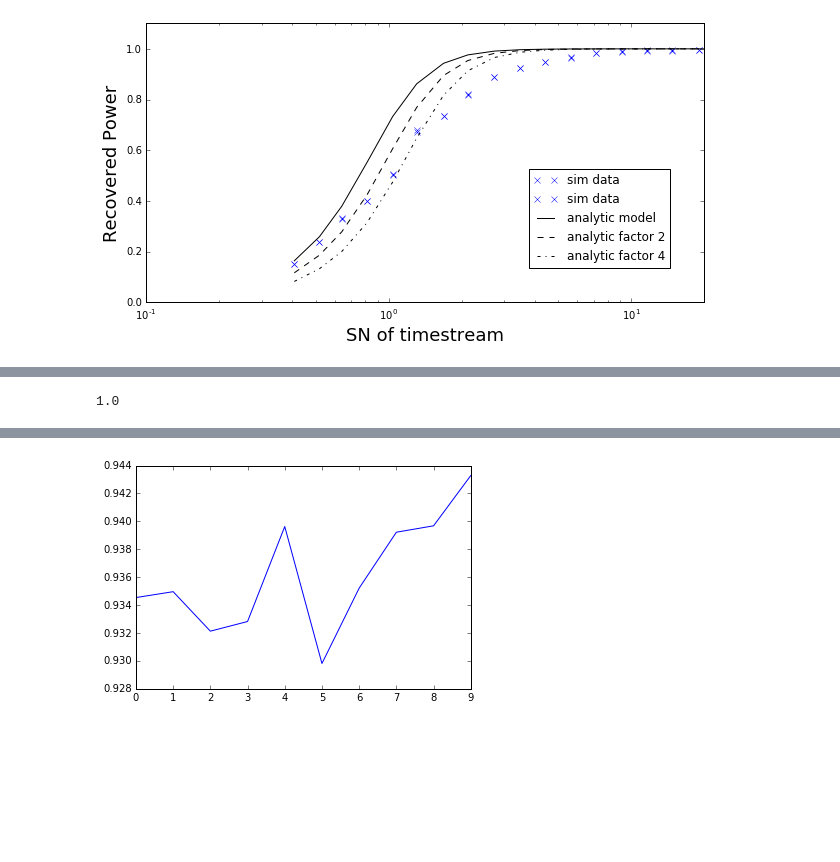
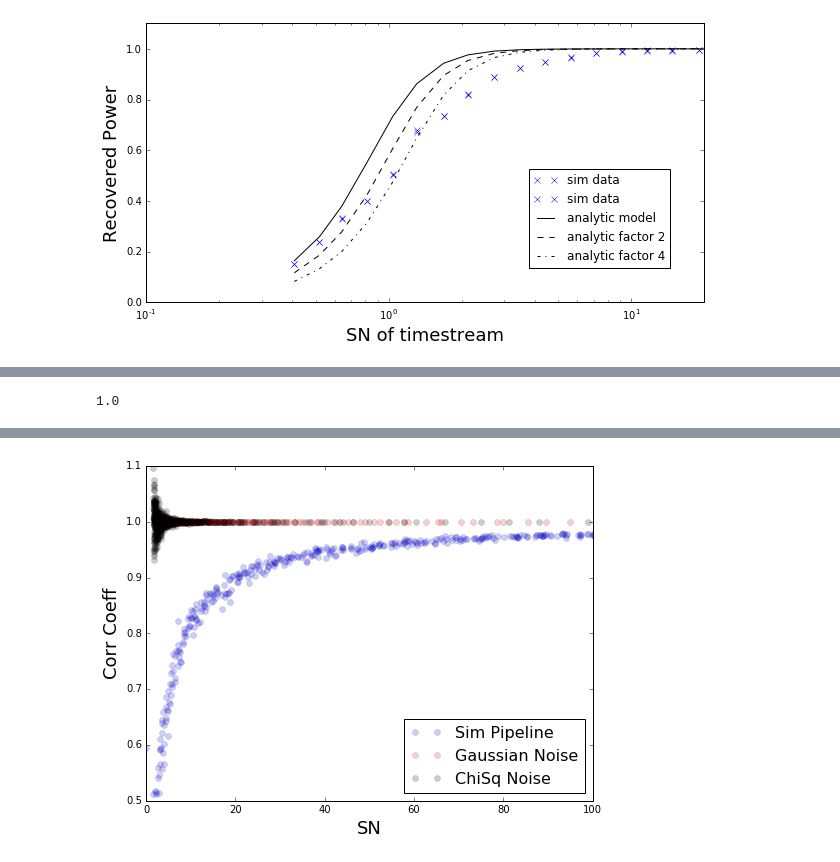
Before and after one commit to ramain/scint_analysis, a Jupyter notebook: b1957_GPs/NoiseSims.ipynb, the cells around one changed output, grey strips where cells are left out. Cells and saved outputs as stored; diff of their text form; code cells hidden in the pictures; blank space fills up the shorter version.

Commit message:
Comparison gaussian and chi sq noise

```diff
--- a/b1957_GPs/NoiseSims.ipynb
+++ b/b1957_GPs/NoiseSims.ipynb
@@ -714,8 +714,16 @@ plt.xlabel('SN of timestream', fontsize=18)
 # %%
 """ Check Correlation Coefficient Calculation """
 
-pt1 = simGP(10, irf, n_off)
-pt2 = simGP(10, irf, n_off)
+length = 2**15
+t = np.arange(length)
+g = ( np.exp(-t / 390.) + 0j )[:length//2]
+g *= np.exp(2j*np.pi*np.random.random(length//2))
+
+irf = np.fft.fft(g)
+irf = np.lib.pad(irf, (0,1), 'constant', constant_values=(0+0j))
+
+pt1 = simGP(10, irf, 0)
+pt2 = simGP(10, irf, 0)
 
 p1chan = channelize_ts(pt1, 512)
 p2chan = channelize_ts(pt2, 512)
@@ -726,10 +734,10 @@ plt.subplot(211)
 plt.plot(abs(p1chan).sum(-1))
 plt.plot(abs(p2chan).sum(-1))
 
-plt.xlim(70,85)
+#plt.xlim(70,85)
 
 plt.subplot(212)
-plt.plot((np.abs(p1chan[75:80])**2.0).mean(0))
-plt.plot((np.abs(p2chan[75:80])**2.0).mean(0) , 'r')
+plt.plot((np.abs(p1chan)**2.0).mean(0))
+plt.plot((np.abs(p2chan)**2.0).mean(0) , 'r')
 # %% [output]
 [<matplotlib.lines.Line2D at 0x...>]
@@ -737,9 +745,9 @@ plt.plot((np.abs(p2chan[75:80])**2.0).mean(0) , 'r')
 # %%
 def ExtractPulse(x):
 
-    pulse = x[75]
-    noise = x[5:10]#.mean(0)
-    bg = x[15:70]#.mean(0)
+    pulse = x[16]
+    noise = x[:10] #.mean(0)
+    #bg = x[15:70]#.mean(0)
 
     GP = pulse #- bg
     n = noise #- bg
@@ -752,15 +760,24 @@ def CorrPulses(GP1, N1, GP2, N2):
     std1 = np.std(GP1)**2.0 - np.std(N1)**2.0
     std2 = np.std(GP2)**2.0 - np.std(N2)**2.0
 
+    #std1 = np.std(GP1)**2.0 #- np.mean(N1**2.0)
+    #std2 = np.std(GP2)**2.0 #- np.mean(N2**2.0)
+
     corr = np.mean(autoc) / np.sqrt(std1 * std2)
     return corr
 
 Carray = []
 Cgauss = []
+CX = []
+SN1 = []
+SN2 = []
+SN3 = []
 
-for i in range(10):
-    pt1 = simGP(10, irf, 1)
-    pt2 = simGP(10, irf, 1)
+N = 500
+
+for i in range(N):
+    pt1 = simGP(30.*i/N, irf, 1)
+    pt2 = simGP(30.*i/N, irf, 1)
 
     p1chan = channelize_ts(pt1, 512)
     p2chan = channelize_ts(pt2, 512)
@@ -768,12 +785,52 @@ for i in range(10):
     GP1, N1 = ExtractPulse(np.abs(p1chan)**2.0)
     GP2, N2 = ExtractPulse(np.abs(p2chan)**2.0)
 
+    SN1.append((GP1.mean() - N1.mean())/N1.std())
+
     cc = CorrPulses(GP1[1:-1], N1[1:-1], GP2[1:-1], N2[1:-1])
+    Carray.append(cc)
+
     if i == 0:
         AutoTest = CorrPulses(GP1, 0, GP1, 0)
         print AutoTest
-    Carray.append(cc)
 
-plt.plot(Carray)
+for i in range(N):
+    ptg = simGP(3, irf, 0)
+    pgchan = channelize_ts(ptg, 512)
+    G1 = np.abs(pgchan)**2.0 + np.random.normal(scale=i+1, size=pgchan.shape)
+    G2 = np.abs(pgchan)**2.0 + np.random.normal(scale=i+1, size=pgchan.shape)
+
+    GaussGP1, GaussN1 = ExtractPulse(G1)
+    GaussGP2, GaussN2 = ExtractPulse(G2)
+
+    ccgauss = CorrPulses(GaussGP1, GaussN1, GaussGP2, GaussN2)
+    Cgauss.append(ccgauss)
+    SN2.append((GaussGP1.mean() - GaussN1.mean())/ GaussN1.std())
+
+for i in range(N):
+    ptX = simGP(3, irf, 0)
+    pXchan = channelize_ts(ptX, 512)
+    G1 = np.abs(pXchan)**2.0 + i*np.random.chisquare(df=2, size=pgchan.shape)
+    G2 = np.abs(pXchan)**2.0 + i*np.random.chisquare(df=2, size=pgchan.shape)
+
+    XGP1, XN1 = ExtractPulse(G1)
+    XGP2, XN2 = ExtractPulse(G2)
+
+    ccX = CorrPulses(XGP1, XN1, XGP2, XN2)
+    CX.append(ccX)
+    SN3.append((XGP1.mean() - XN1.mean())/ XN1.std())
+
+plt.figure(figsize=(8,6))
+plt.ylim(0.5, 1.1)
+plt.xlim(0,100)
+
+plt.plot(SN1, Carray, 'bo', alpha=0.2, label='Sim Pipeline')
+plt.plot(SN2, Cgauss, 'ro', alpha=0.2, label='Gaussian Noise')
+plt.plot(SN3, CX, 'ko', alpha=0.2, label='ChiSq Noise')
+
+plt.xlabel('SN', fontsize=18)
+plt.ylabel('Corr Coeff', fontsize=18)
+
+plt.legend(fontsize=16, loc=4)
 # %% [output]
 1.0
@@ -781,4 +838,4 @@ plt.plot(Carray)
-[figure, old version]
+[figure, new version]
 # %%
 plt.figure(figsize=(8,6))
 
```
Also changed, not shown: parts of 5 cells of this notebook.
